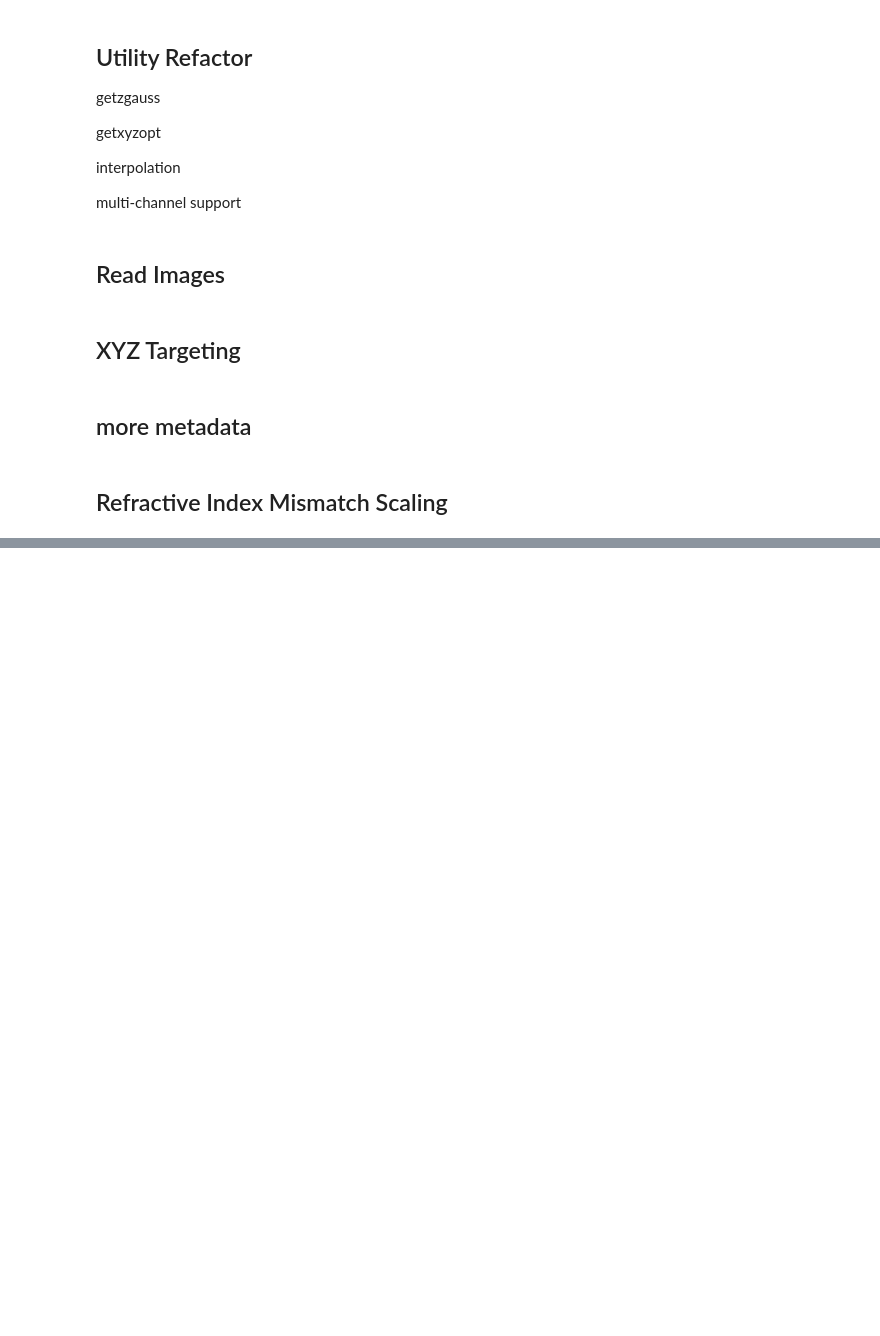
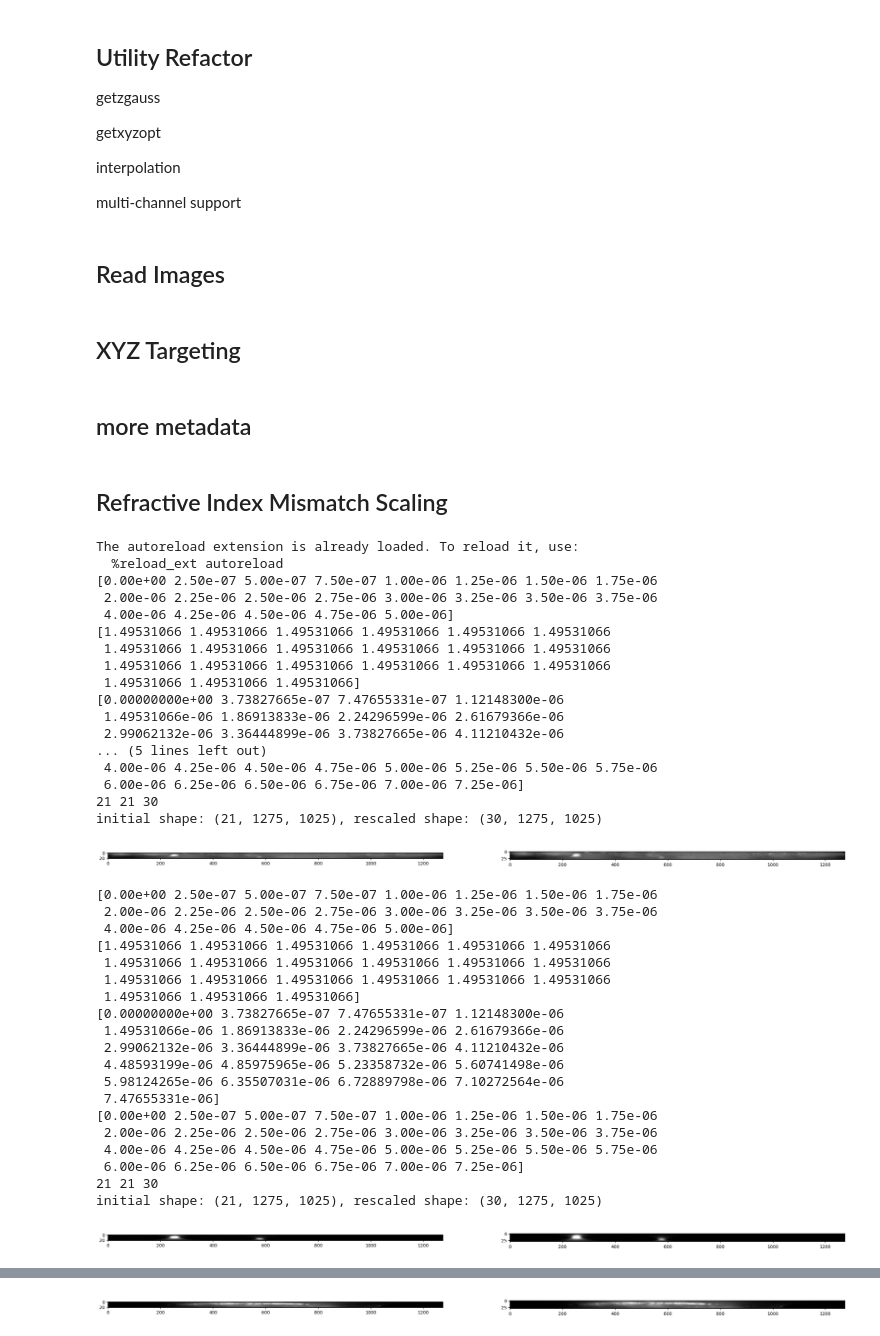
Before and after one commit to patrickcleeve2/3DCT, a Jupyter notebook: notebook.ipynb, the cells around one changed output, grey strips where cells are left out. Saved outputs shown, nothing was run; the diff lists cells and outputs as text; code cells hidden in the pictures; blank space fills up the shorter version.

Commit message:
initial correction work

```diff
--- a/notebook.ipynb
+++ b/notebook.ipynb
@@ -748,40 +748,84 @@ print(distance.to(ureg.radians))
 # %% [markdown]
 ## Refractive Index Mismatch Scaling
 # %%
-
+%load_ext autoreload
+%autoreload 2
+%matplotlib inline
+import numpy as np
+import matplotlib.pyplot as plt
 from tdct.io import load_and_parse_fm_image
 from tdct.refactive_index_correction import rescale_stack
 PATH = "/home/patrick/github/3DCT/3D_correlation_test_dataset/test-image2.ome.tiff"
 
+image, md = load_and_parse_fm_image(PATH)
+nc = image.shape[0]
 
-image, md = load_and_parse_fm_image(PATH)
-
-print(image.shape)
-print(md["zstep"])
-
-import matplotlib.pyplot as plt
-
-nc = image.shape[0]
+# QUERY: what is the final z-pixelsize?
 
 for i in range(nc):
     ch = image[i]
 
     # QUERY: do we need to invert the direction ?
     stack_rescaled, afp_new_stack, afp_stack, nfp_stack = rescale_stack(ch, NA=0.8, n1=1, n2=1.33, lam_0=488e-9, ps_z=md["zstep"], crit='Loginov')
 
-    print(stack_rescaled.shape)
+    print(f"initial shape: {ch.shape}, rescaled shape: {stack_rescaled.shape}")
 
     mip = np.max(ch, axis=2)
     rescaled_mip = np.max(stack_rescaled, axis=2)
 
-    fig, ax = plt.subplots(1, 2, figsize=(20, 10))
+    fig, ax = plt.subplots(1, 2, figsize=(30, 20))
 
     ax[0].imshow(mip, cmap="gray")
     ax[1].imshow(rescaled_mip, cmap="gray")
     plt.show()
+
+    # fig = plt.figure(figsize=(20, 10))
+    # plt.imshow(mip, cmap="gray", alpha=0.7)
+    # plt.imshow(rescaled_mip, cmap="plasma", alpha=0.5)
+    # plt.show()
+
 
     # fig, ax = plt.subplots(1, 2, figsize=(20, 10))
 
     # ax[0].imshow(np.max(ch, axis=0), cmap="gray")
     # ax[1].imshow(np.max(stack_rescaled, axis=0), cmap="gray")
     # plt.show()
+# %% [output]
+The autoreload extension is already loaded. To reload it, use:
+  %reload_ext autoreload
+[0.00e+00 2.50e-07 5.00e-07 7.50e-07 1.00e-06 1.25e-06 1.50e-06 1.75e-06
+ 2.00e-06 2.25e-06 2.50e-06 2.75e-06 3.00e-06 3.25e-06 3.50e-06 3.75e-06
+ 4.00e-06 4.25e-06 4.50e-06 4.75e-06 5.00e-06]
+[1.49531066 1.49531066 1.49531066 1.49531066 1.49531066 1.49531066
+ 1.49531066 1.49531066 1.49531066 1.49531066 1.49531066 1.49531066
+ 1.49531066 1.49531066 1.49531066 1.49531066 1.49531066 1.49531066
+ 1.49531066 1.49531066 1.49531066]
+[0.00000000e+00 3.73827665e-07 7.47655331e-07 1.12148300e-06
+ 1.49531066e-06 1.86913833e-06 2.24296599e-06 2.61679366e-06
+ 2.99062132e-06 3.36444899e-06 3.73827665e-06 4.11210432e-06
+... (5 lines left out)
+ 4.00e-06 4.25e-06 4.50e-06 4.75e-06 5.00e-06 5.25e-06 5.50e-06 5.75e-06
+ 6.00e-06 6.25e-06 6.50e-06 6.75e-06 7.00e-06 7.25e-06]
+21 21 30
+initial shape: (21, 1275, 1025), rescaled shape: (30, 1275, 1025)
+[figure, added]
+[0.00e+00 2.50e-07 5.00e-07 7.50e-07 1.00e-06 1.25e-06 1.50e-06 1.75e-06
+ 2.00e-06 2.25e-06 2.50e-06 2.75e-06 3.00e-06 3.25e-06 3.50e-06 3.75e-06
+ 4.00e-06 4.25e-06 4.50e-06 4.75e-06 5.00e-06]
+[1.49531066 1.49531066 1.49531066 1.49531066 1.49531066 1.49531066
+ 1.49531066 1.49531066 1.49531066 1.49531066 1.49531066 1.49531066
+ 1.49531066 1.49531066 1.49531066 1.49531066 1.49531066 1.49531066
+ 1.49531066 1.49531066 1.49531066]
+[0.00000000e+00 3.73827665e-07 7.47655331e-07 1.12148300e-06
+ 1.49531066e-06 1.86913833e-06 2.24296599e-06 2.61679366e-06
+ 2.99062132e-06 3.36444899e-06 3.73827665e-06 4.11210432e-06
+ 4.48593199e-06 4.85975965e-06 5.23358732e-06 5.60741498e-06
+ 5.98124265e-06 6.35507031e-06 6.72889798e-06 7.10272564e-06
+ 7.47655331e-06]
+[0.00e+00 2.50e-07 5.00e-07 7.50e-07 1.00e-06 1.25e-06 1.50e-06 1.75e-06
+ 2.00e-06 2.25e-06 2.50e-06 2.75e-06 3.00e-06 3.25e-06 3.50e-06 3.75e-06
+ 4.00e-06 4.25e-06 4.50e-06 4.75e-06 5.00e-06 5.25e-06 5.50e-06 5.75e-06
+ 6.00e-06 6.25e-06 6.50e-06 6.75e-06 7.00e-06 7.25e-06]
+21 21 30
+initial shape: (21, 1275, 1025), rescaled shape: (30, 1275, 1025)
+[figure, added]
@@ -787,0 +851 @@ for i in range(nc):
+[figure, added]
```
Also changed, not shown: parts of 1 cell of this notebook, 1 other file.
